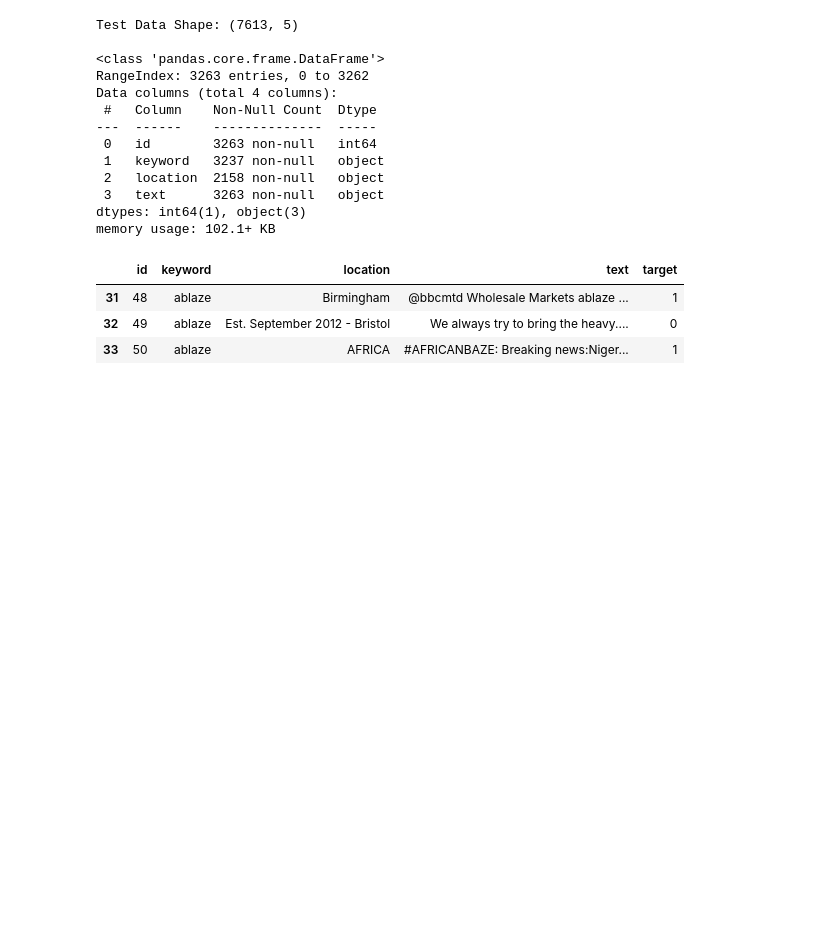
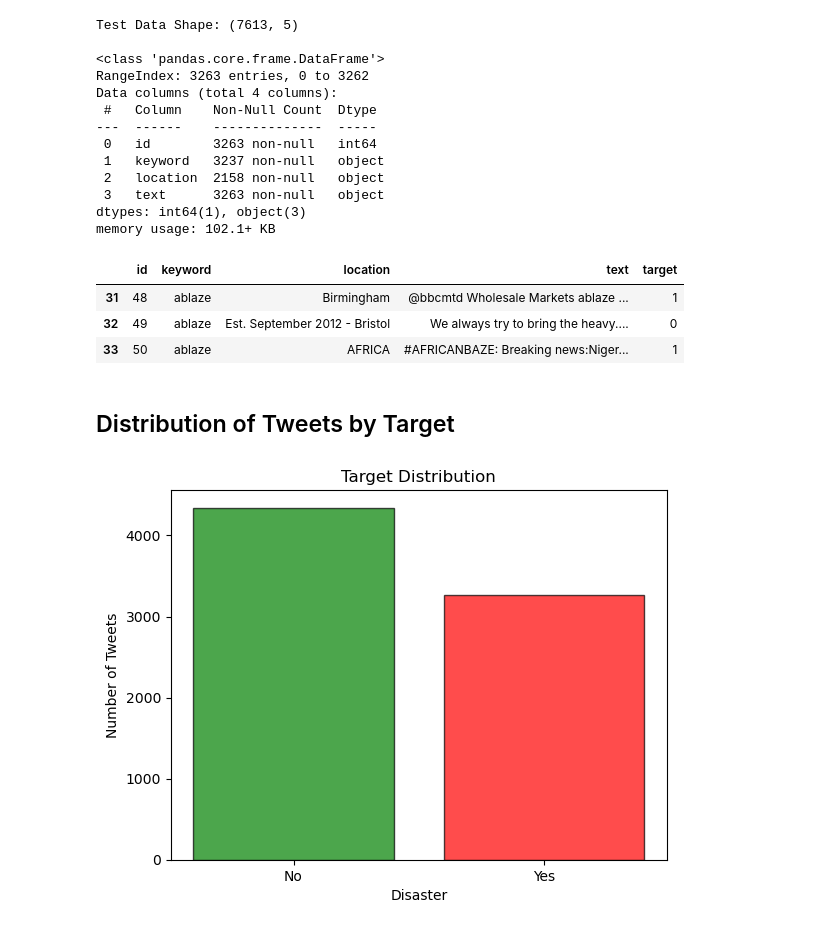
Before and after one commit to 20mattk/Kaggle-Disaster-Tweets-Competition, a Jupyter notebook: Disaster Tweets.ipynb, the cells around one changed output. Drawn from its saved outputs; the diff is of its cells as text; code cells hidden in the pictures; blank space fills up the shorter version.

```diff
--- a/Disaster Tweets.ipynb
+++ b/Disaster Tweets.ipynb
@@ -58,3 +66,22 @@ test_df.dropna().head(3)
 | 31 | 48 | ablaze | Birmingham | @bbcmtd Wholesale Markets ablaze ... | 1 |
 | 32 | 49 | ablaze | Est. September 2012 - Bristol | We always try to bring the heavy.... | 0 |
 | 33 | 50 | ablaze | AFRICA | #AFRICANBAZE: Breaking news:Niger... | 1 |
+# %% [markdown]
+## Distribution of Tweets by Target
+# %%
+target_counts = test_df['target'].value_counts()
+
+plt.bar(
+    ['No', 'Yes'],
+    target_counts.values,
+    color=['green', 'red'],
+    alpha=0.7,
+    edgecolor='black'
+)
+
+plt.title('Target Distribution')
+plt.xlabel('Disaster')
+plt.ylabel('Number of Tweets')
+plt.show();
+# %% [output]
+[figure, added]
```
Also changed, not shown: parts of 8 cells of this notebook.
